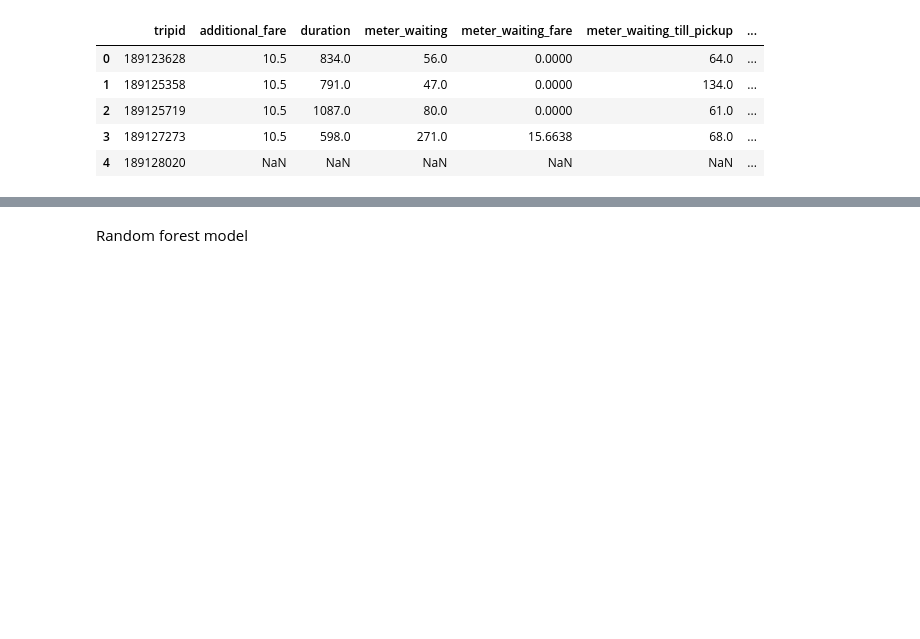
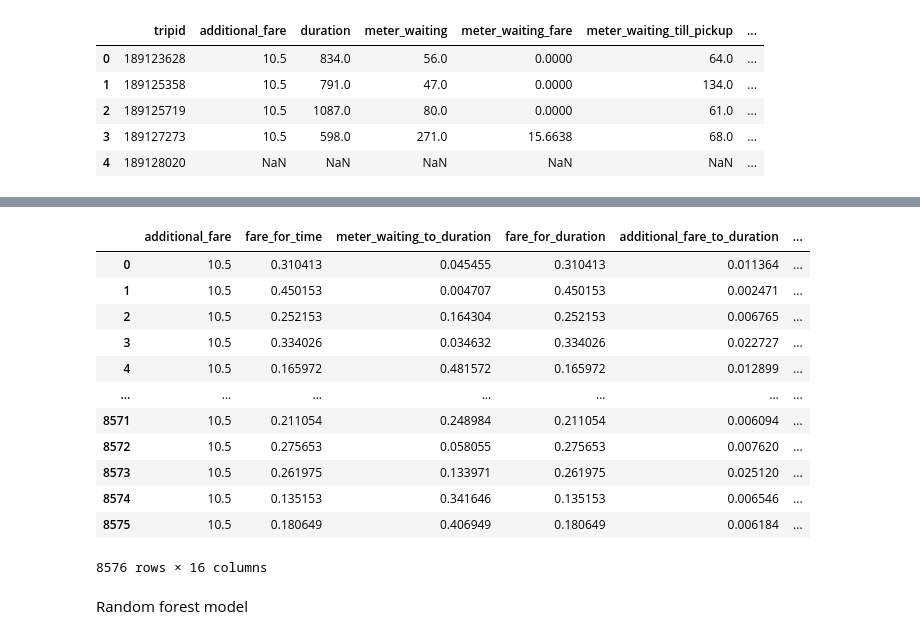
Before and after one commit to bllgg/RIde_Fare_Classification, a Jupyter notebook: ml-assignment.ipynb, the cells around one changed output, grey strips where cells are left out. Cells and saved outputs as stored; diff of their text form; code cells hidden in the pictures; blank space fills up the shorter version.

```diff
--- a/ml-assignment.ipynb
+++ b/ml-assignment.ipynb
@@ -135,3 +202,19 @@ train_X_.head()
+# %%
+test_X
+# %% [output]
+|  | additional_fare | fare_for_time | meter_waiting_to_duration | fare_for_duration | additional_fare_to_duration | ... |
+| 0 | 10.5 | 0.310413 | 0.045455 | 0.310413 | 0.011364 | ... |
+| 1 | 10.5 | 0.450153 | 0.004707 | 0.450153 | 0.002471 | ... |
+| 2 | 10.5 | 0.252153 | 0.164304 | 0.252153 | 0.006765 | ... |
+| 3 | 10.5 | 0.334026 | 0.034632 | 0.334026 | 0.022727 | ... |
+| 4 | 10.5 | 0.165972 | 0.481572 | 0.165972 | 0.012899 | ... |
+| ... | ... | ... | ... | ... | ... | ... |
+| 8571 | 10.5 | 0.211054 | 0.248984 | 0.211054 | 0.006094 | ... |
+| 8572 | 10.5 | 0.275653 | 0.058055 | 0.275653 | 0.007620 | ... |
+| 8573 | 10.5 | 0.261975 | 0.133971 | 0.261975 | 0.025120 | ... |
+| 8574 | 10.5 | 0.135153 | 0.341646 | 0.135153 | 0.006546 | ... |
+| 8575 | 10.5 | 0.180649 | 0.406949 | 0.180649 | 0.006184 | ... |
+8576 rows × 16 columns
 # %%
 train_X, val_X, train_y, val_y = train_test_split(train_X_, train_y_, test_size = 0.2, train_size = 0.8, random_state = 0)
 # %%
```
Also changed, not shown: parts of 12 cells of this notebook.
